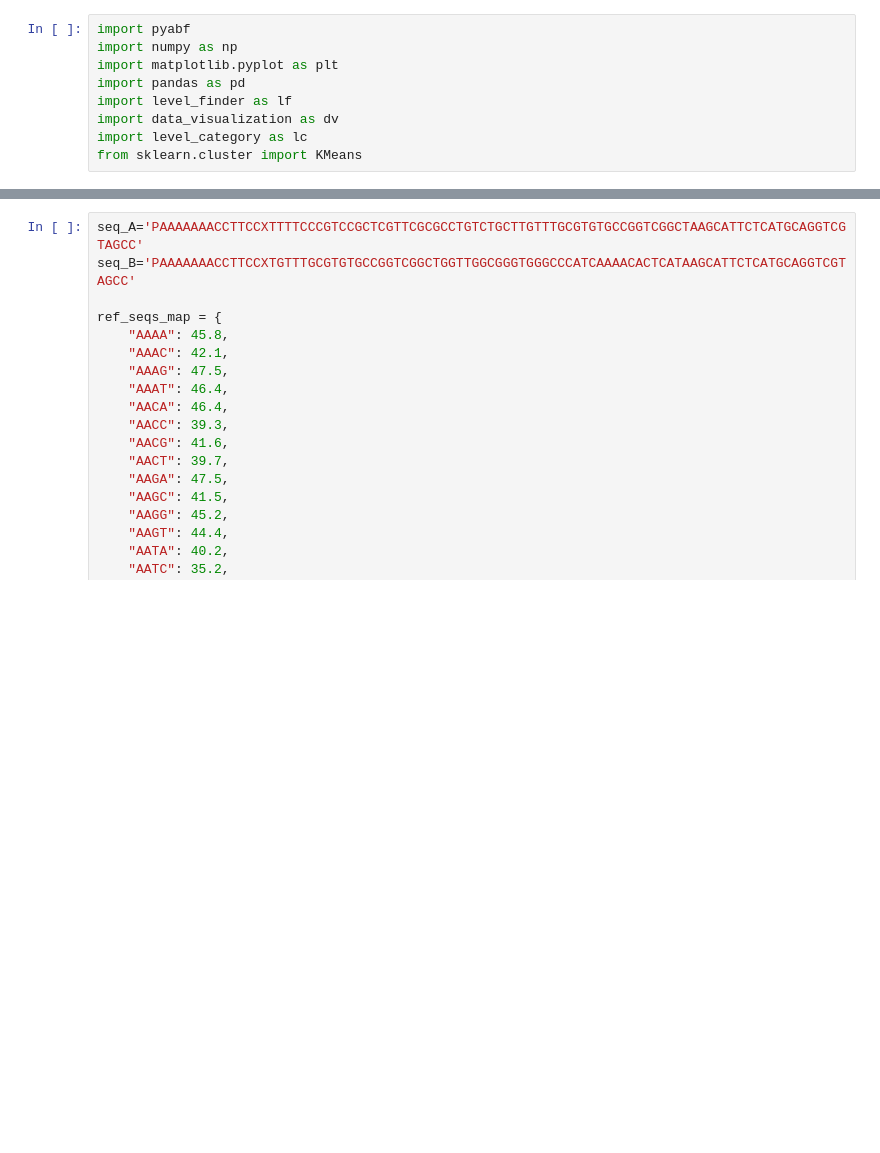
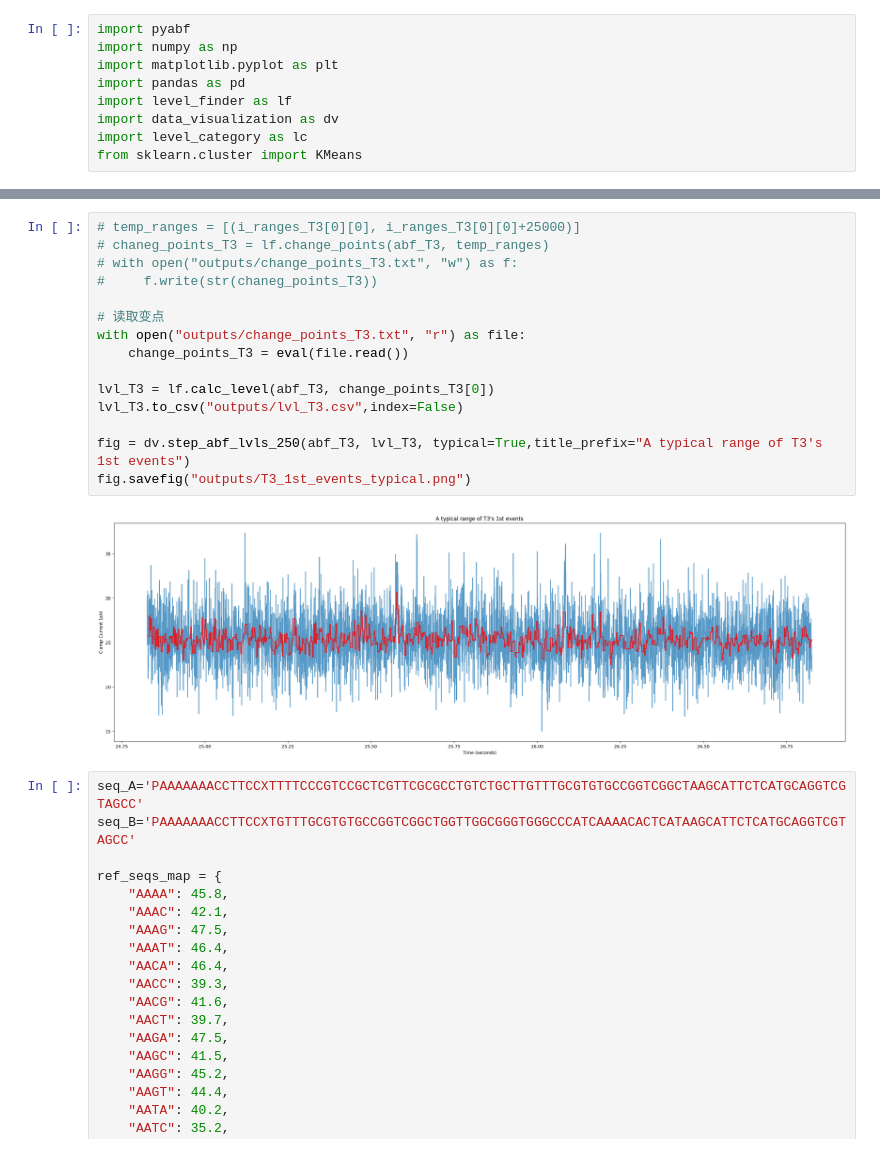
Before and after one commit to cimutianxin/DNA-sequencing, a Jupyter notebook: main.ipynb, the cells around one changed output, grey strips where cells are left out. Drawn from its saved outputs; the diff is of its cells as text; blank space fills up the shorter version.

```diff
--- a/main.ipynb
+++ b/main.ipynb
@@ -166,3 +235,20 @@ fig.savefig("outputs/B2_1st_events_typical.png")
+# %%
+# temp_ranges = [(i_ranges_T3[0][0], i_ranges_T3[0][0]+25000)]
+# chaneg_points_T3 = lf.change_points(abf_T3, temp_ranges)
+# with open("outputs/change_points_T3.txt", "w") as f:
+#     f.write(str(chaneg_points_T3))
+
+# 读取变点
+with open("outputs/change_points_T3.txt", "r") as file:
+    change_points_T3 = eval(file.read())
+
+lvl_T3 = lf.calc_level(abf_T3, change_points_T3[0])
+lvl_T3.to_csv("outputs/lvl_T3.csv",index=False)
+
+fig = dv.step_abf_lvls_250(abf_T3, lvl_T3, typical=True,title_prefix="A typical range of T3's 1st events")
+fig.savefig("outputs/T3_1st_events_typical.png")
+# %% [output]
+[figure, added]
 # %%
 seq_A='PAAAAAAACCTTCCXTTTTCCCGTCCGCTCGTTCGCGCCTGTCTGCTTGTTTGCGTGTGCCGGTCGGCTAAGCATTCTCATGCAGGTCGTAGCC'
 seq_B='PAAAAAAACCTTCCXTGTTTGCGTGTGCCGGTCGGCTGGTTGGCGGGTGGGCCCATCAAAACACTCATAAGCATTCTCATGCAGGTCGTAGCC'
```
Also changed, not shown: parts of 19 cells of this notebook, 8 other files.
